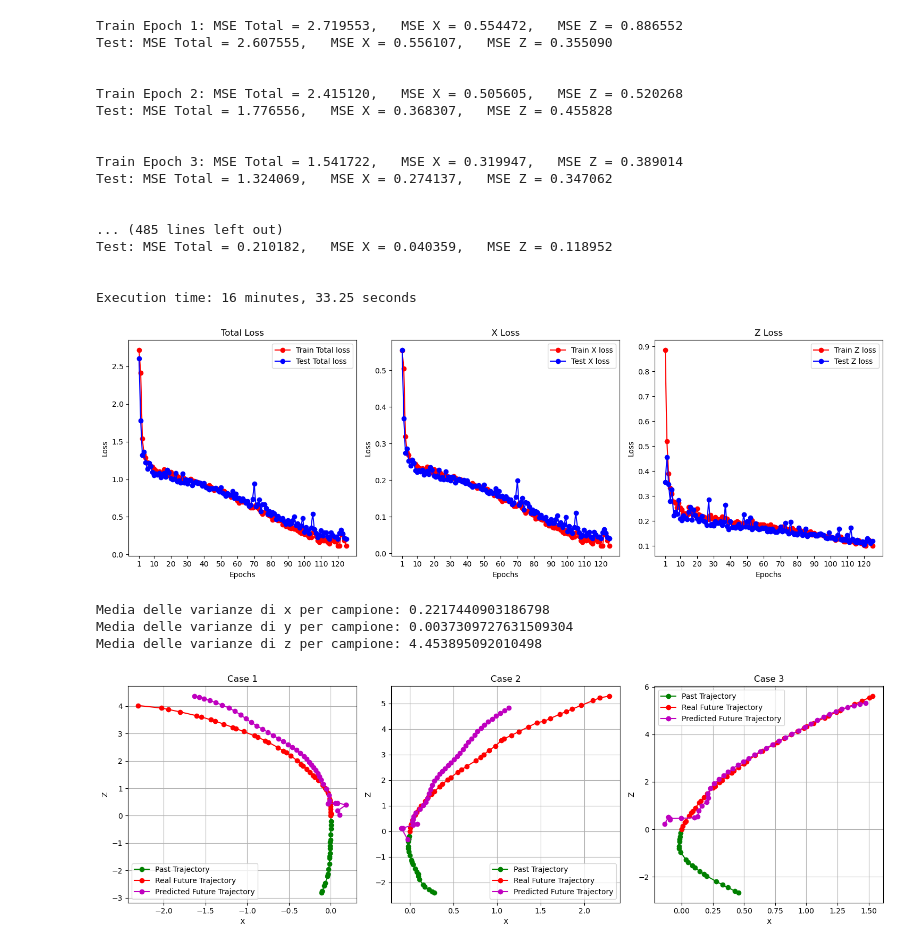
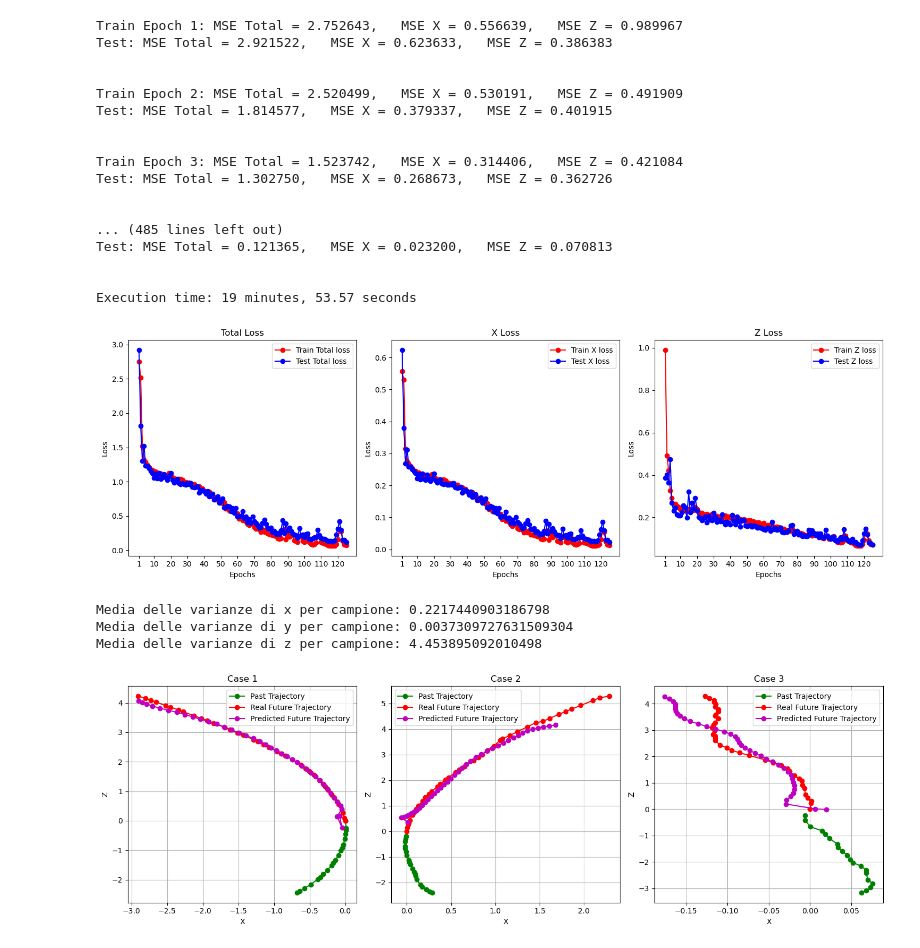
Before and after one commit to AlexSanta/Lab_Image_and_Video_Analysis, a Jupyter notebook: step1.ipynb, the cells around one changed output. Cells and saved outputs as stored; diff of their text form; code cells hidden in the pictures.

Commit message:
GRU layers increased

```diff
--- a/step1.ipynb
+++ b/step1.ipynb
@@ -14,7 +14,7 @@ folder_path = "samples_data"
 batch_size = 64
 epochs = 125
 lr = 0.001
-num_layers = 2
+num_layers = 3
 hidden_size= 256
 input_size = 2 #non si considera la y
 output_size = 2 #non si considera la y
@@ -207,7 +207,7 @@ for epoch in range(1, epochs + 1):
     train_loss_total, train_loss_x, train_loss_z = train(model, device, train_loader, optimizer, epoch)
     test_loss_total, test_loss_x, test_loss_z = test(model, device, test_loader)
 
-    if(epoch!=1 and test_loss_total - test_losses_total[-1] > 0.5):
+    if(epoch!=1 and test_loss_total - test_losses_total[-1] > 0.6):
         model.load_state_dict(old_weights)
         print("Early stopping applied!")
         break
@@ -229,28 +229,28 @@ minutes, seconds = divmod(execution_time, 60) #converte il tempo in minuti e sec
 
 print(f"Execution time: {int(minutes)} minutes, {seconds:.2f} seconds")
 # %% [output]
-Train Epoch 1: MSE Total = 2.719553,   MSE X = 0.554472,   MSE Z = 0.886552
-Test: MSE Total = 2.607555,   MSE X = 0.556107,   MSE Z = 0.355090
+Train Epoch 1: MSE Total = 2.752643,   MSE X = 0.556639,   MSE Z = 0.989967
+Test: MSE Total = 2.921522,   MSE X = 0.623633,   MSE Z = 0.386383
 
 
-Train Epoch 2: MSE Total = 2.415120,   MSE X = 0.505605,   MSE Z = 0.520268
-Test: MSE Total = 1.776556,   MSE X = 0.368307,   MSE Z = 0.455828
+Train Epoch 2: MSE Total = 2.520499,   MSE X = 0.530191,   MSE Z = 0.491909
+Test: MSE Total = 1.814577,   MSE X = 0.379337,   MSE Z = 0.401915
 
 
-Train Epoch 3: MSE Total = 1.541722,   MSE X = 0.319947,   MSE Z = 0.389014
-Test: MSE Total = 1.324069,   MSE X = 0.274137,   MSE Z = 0.347062
+Train Epoch 3: MSE Total = 1.523742,   MSE X = 0.314406,   MSE Z = 0.421084
+Test: MSE Total = 1.302750,   MSE X = 0.268673,   MSE Z = 0.362726
 
 
 ... (485 lines left out)
-Test: MSE Total = 0.210182,   MSE X = 0.040359,   MSE Z = 0.118952
+Test: MSE Total = 0.121365,   MSE X = 0.023200,   MSE Z = 0.070813
 
 
-Execution time: 16 minutes, 33.25 seconds
+Execution time: 19 minutes, 53.57 seconds
 # %%
 plot_loss(len(train_losses_total), train_losses_total, test_losses_total, train_losses_x, test_losses_x, train_losses_z,
           test_losses_z)
 # %% [output]
-[figure, old version]
+[figure, new version]
 # %%
 '''
 all_variances_x = []
@@ -285,32 +285,32 @@ batch = next(iter(test_loader)) # prende un batch dal test_loader
 past_batch, future_batch = batch  # estrae passato e futuro dal batch
 
 # seleziona tre esempi diversi dal batch
-indices = [3, 20, 59]  # indici di tre campioni
+indices = [14, 20, 22]  # indici di tre campioni
 examples = [(past_batch[i], future_batch[i]) for i in indices]
 
 fig, axes = plt.subplots(1, 3, figsize=(15, 5))
 
 for i, (past, future) in enumerate(examples):
     past = past.cpu().numpy()
     future = future.cpu().numpy()
 
     # Predizione del modello
     past_tensor = past_batch[indices[i]].unsqueeze(0).to(device)  # prende un campione e aggiunge batch dim
     with torch.no_grad():
         predicted_future = model(past_tensor).squeeze(0).cpu().detach().numpy()  # predice e converte in numpy
 
     # Plot
     axes[i].plot(past[:, 0], past[:, 1], 'g-o', label="Past Trajectory")
     axes[i].plot(future[:, 0], future[:, 1], 'r-o', label="Real Future Trajectory")
     axes[i].plot(predicted_future[:, 0], predicted_future[:, 1], 'm-o', label="Predicted Future Trajectory")
 
     axes[i].set_xlabel("X")
     axes[i].set_ylabel("Z")
     axes[i].set_title(f"Case {i+1}")
     axes[i].legend()
     axes[i].grid()
 
 plt.tight_layout()
 plt.show()
 # %% [output]
-[figure, old version]
+[figure, new version]
```
